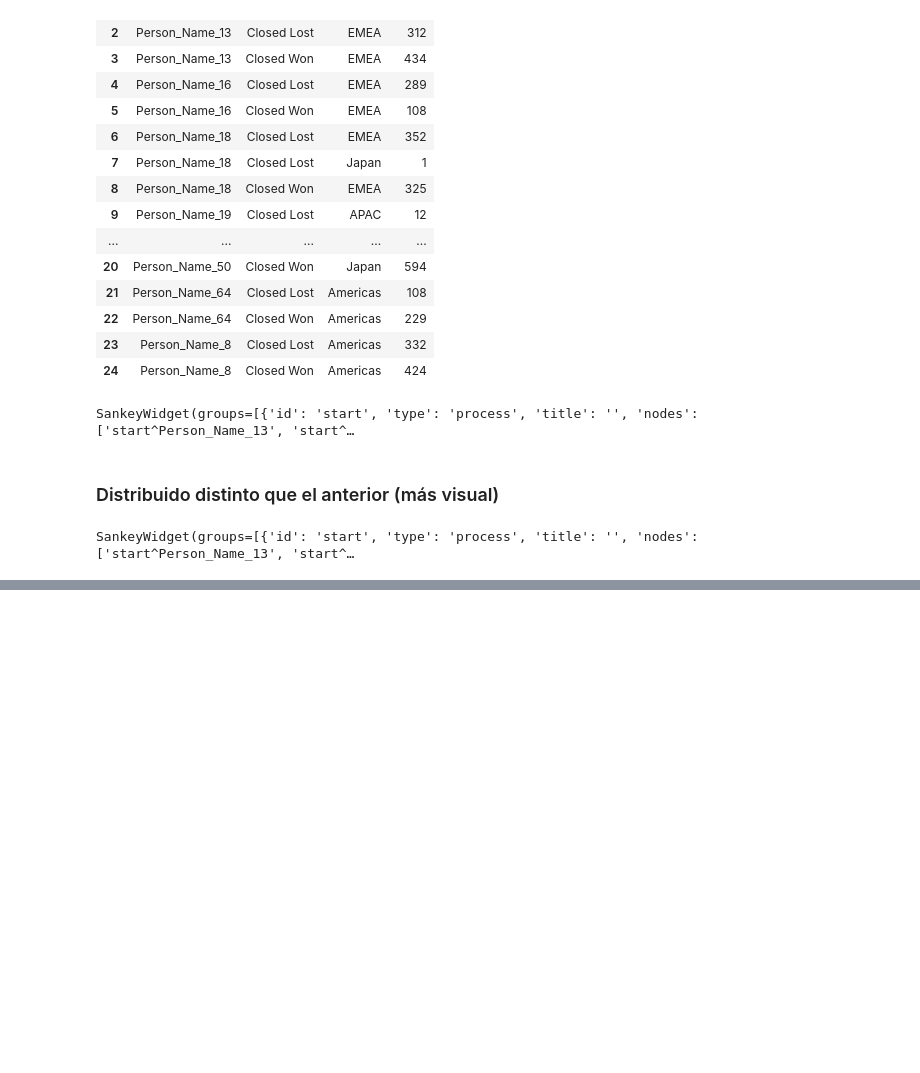
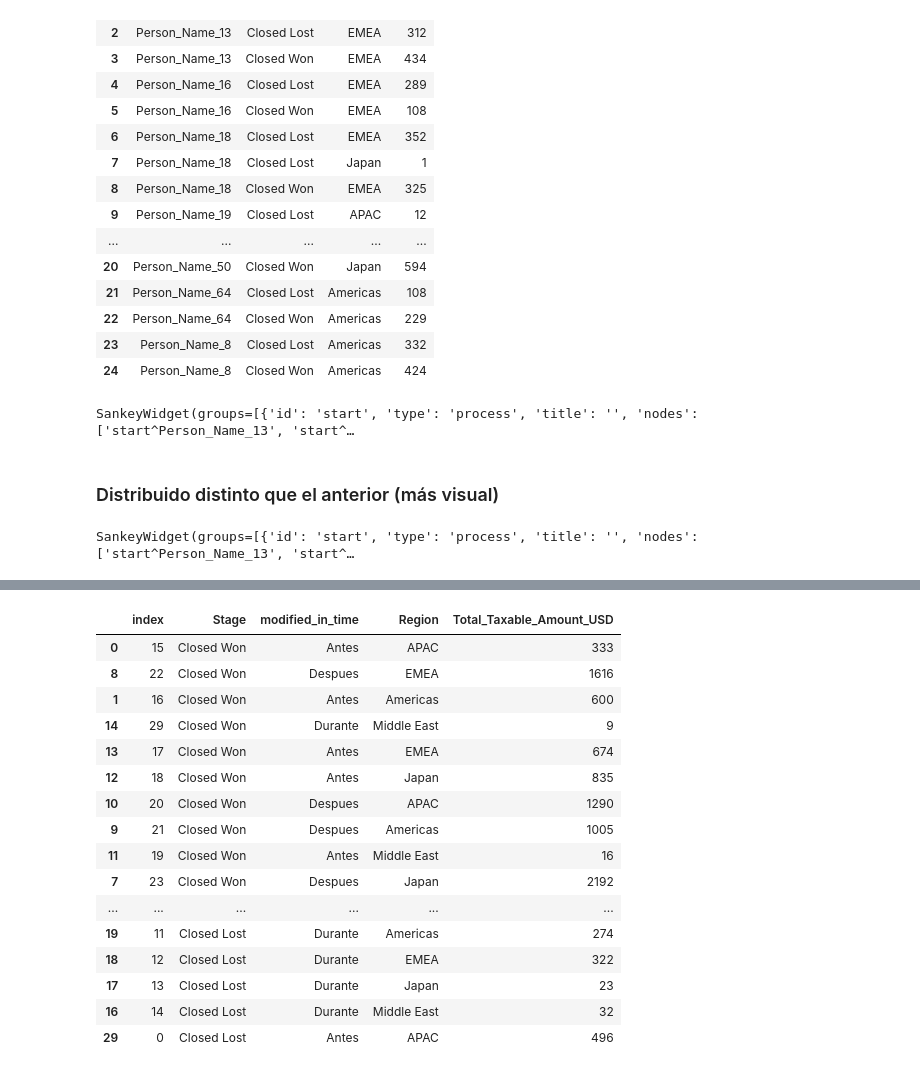
Before and after one commit to RenzoJacinto/TP1-Datos, a Jupyter notebook: TP1.ipynb, the cells around one changed output, grey strips where cells are left out. Drawn from its saved outputs; the diff is of its cells as text; code cells hidden in the pictures; blank space fills up the shorter version.

```diff
--- a/TP1.ipynb
+++ b/TP1.ipynb
@@ -510,0 +552,14 @@ SankeyWidget(groups=[{'id': 'start', 'type': 'process', 'title': '', 'nodes': ['
+# %%
+modified = []
+j = 0
+for v in df_fin['ahead_of_time']:
+    actual = df_fin['after_time'].iloc[j]
+    if v>0:
+        modified.append('Antes')
+    elif actual<0:
+        modified.append('Despues')
+    else:
+        modified.append('Durante')
+    j+=1
+df_fin['modified_in_time'] = modified
+df_fin
@@ -510,0 +627,25 @@ SankeyWidget(groups=[{'id': 'start', 'type': 'process', 'title': '', 'nodes': ['
+# %%
+by_region = by_region.reset_index()
+
+by_region.replace([np.inf, -np.inf], np.nan, inplace=True)
+by_region.dropna(subset=['Total_Taxable_Amount_USD'], inplace=True)
+by_region = by_region.sort_values('Stage', ascending = False)
+by_region
+# %% [output]
+|  | index | Stage | modified_in_time | Region | Total_Taxable_Amount_USD |
+| 0 | 15 | Closed Won | Antes | APAC | 333 |
+| 8 | 22 | Closed Won | Despues | EMEA | 1616 |
+| 1 | 16 | Closed Won | Antes | Americas | 600 |
+| 14 | 29 | Closed Won | Durante | Middle East | 9 |
+| 13 | 17 | Closed Won | Antes | EMEA | 674 |
+| 12 | 18 | Closed Won | Antes | Japan | 835 |
+| 10 | 20 | Closed Won | Despues | APAC | 1290 |
+| 9 | 21 | Closed Won | Despues | Americas | 1005 |
+| 11 | 19 | Closed Won | Antes | Middle East | 16 |
+| 7 | 23 | Closed Won | Despues | Japan | 2192 |
+| ... | ... | ... | ... | ... | ... |
+| 19 | 11 | Closed Lost | Durante | Americas | 274 |
+| 18 | 12 | Closed Lost | Durante | EMEA | 322 |
+| 17 | 13 | Closed Lost | Durante | Japan | 23 |
+| 16 | 14 | Closed Lost | Durante | Middle East | 32 |
+| 29 | 0 | Closed Lost | Antes | APAC | 496 |
```
Also changed, not shown: parts of 13 cells of this notebook.
